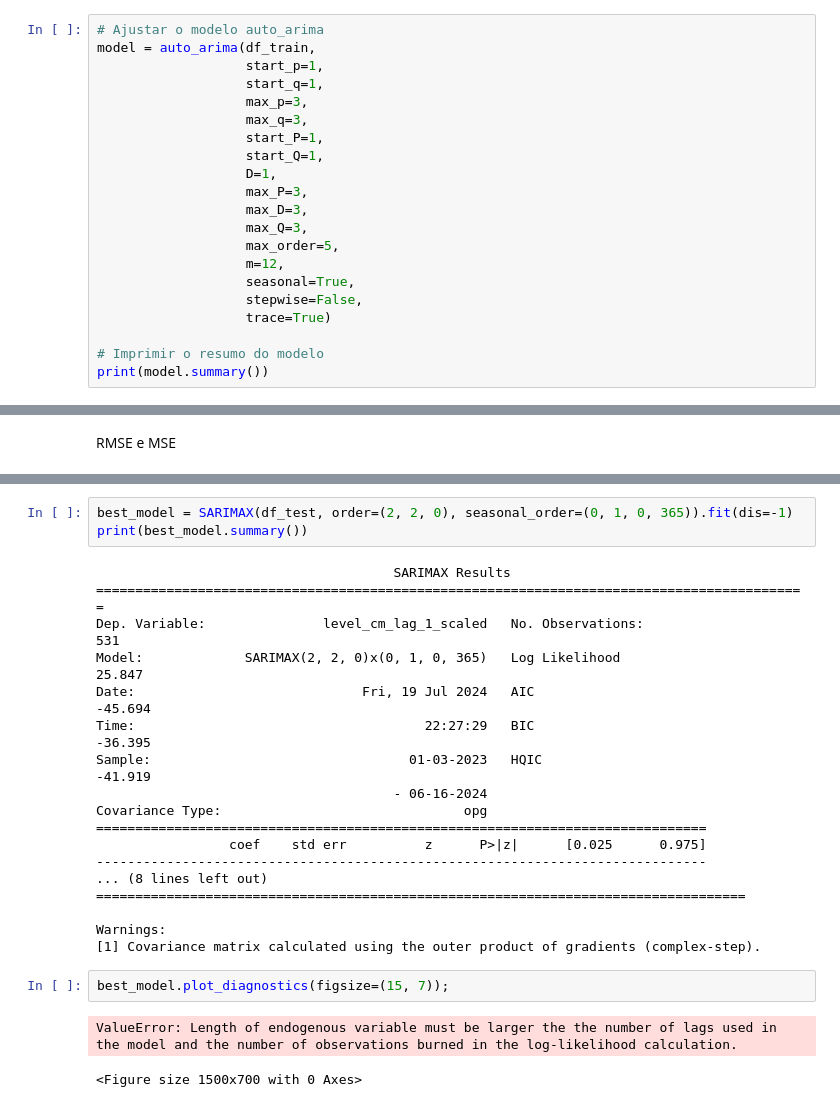
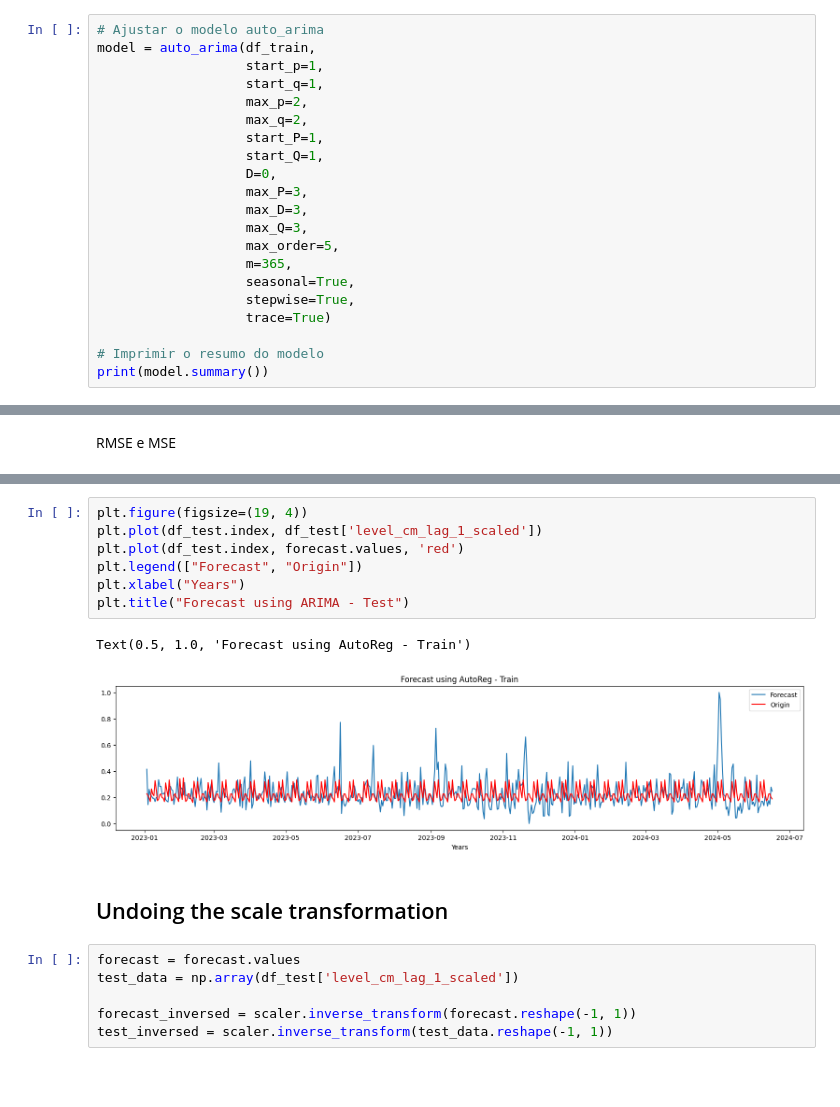
Before and after one commit to ThierrryScotto/cais_maua, a Jupyter notebook: cais_maua_time_series.ipynb, the cells around one changed output, grey strips where cells are left out. Drawn from its saved outputs; the diff is of its cells as text; blank space fills up the shorter version.

```diff
--- a/cais_maua_time_series.ipynb
+++ b/cais_maua_time_series.ipynb
@@ -394,18 +413,18 @@ df_test
 model = auto_arima(df_train,
                    start_p=1,
                    start_q=1,
-                   max_p=3,
-                   max_q=3,
+                   max_p=2,
+                   max_q=2,
                    start_P=1,
                    start_Q=1,
-                   D=1,
+                   D=0,
                    max_P=3,
                    max_D=3,
                    max_Q=3,
                    max_order=5,
-                   m=12,
+                   m=365,
                    seasonal=True,
-                   stepwise=False,
+                   stepwise=True,
                    trace=True)
 
 # Imprimir o resumo do modelo
@@ -546,26 +493,18 @@ print(result_df)
-# %%
-best_model = SARIMAX(df_test, order=(2, 2, 0), seasonal_order=(0, 1, 0, 365)).fit(dis=-1)
-print(best_model.summary())
-# %% [output]
-                                      SARIMAX Results
-===========================================================================================
-Dep. Variable:               level_cm_lag_1_scaled   No. Observations:                  531
-Model:             SARIMAX(2, 2, 0)x(0, 1, 0, 365)   Log Likelihood                  25.847
-Date:                             Fri, 19 Jul 2024   AIC                            -45.694
-Time:                                     22:27:29   BIC                            -36.395
-Sample:                                 01-03-2023   HQIC                           -41.919
-                                      - 06-16-2024
-Covariance Type:                               opg
-==============================================================================
-                 coef    std err          z      P>|z|      [0.025      0.975]
-------------------------------------------------------------------------------
-... (8 lines left out)
-===================================================================================
-
-Warnings:
-[1] Covariance matrix calculated using the outer product of gradients (complex-step).
-# %%
-best_model.plot_diagnostics(figsize=(15, 7));
-# %% [output]
-ValueError: Length of endogenous variable must be larger the the number of lags used in the model and the number of observations burned in the log-likelihood calculation.
-<Figure size 1500x700 with 0 Axes>
+# %%
+plt.figure(figsize=(19, 4))
+plt.plot(df_test.index, df_test['level_cm_lag_1_scaled'])
+plt.plot(df_test.index, forecast.values, 'red')
+plt.legend(["Forecast", "Origin"])
+plt.xlabel("Years")
+plt.title("Forecast using ARIMA - Test")
+# %% [output]
+Text(0.5, 1.0, 'Forecast using AutoReg - Train')
+[figure, added]
+# %% [markdown]
+## Undoing the scale transformation
+# %%
+forecast = forecast.values
+test_data = np.array(df_test['level_cm_lag_1_scaled'])
+
+forecast_inversed = scaler.inverse_transform(forecast.reshape(-1, 1))
+test_inversed = scaler.inverse_transform(test_data.reshape(-1, 1))
```
Also changed, not shown: parts of 21 cells of this notebook.
